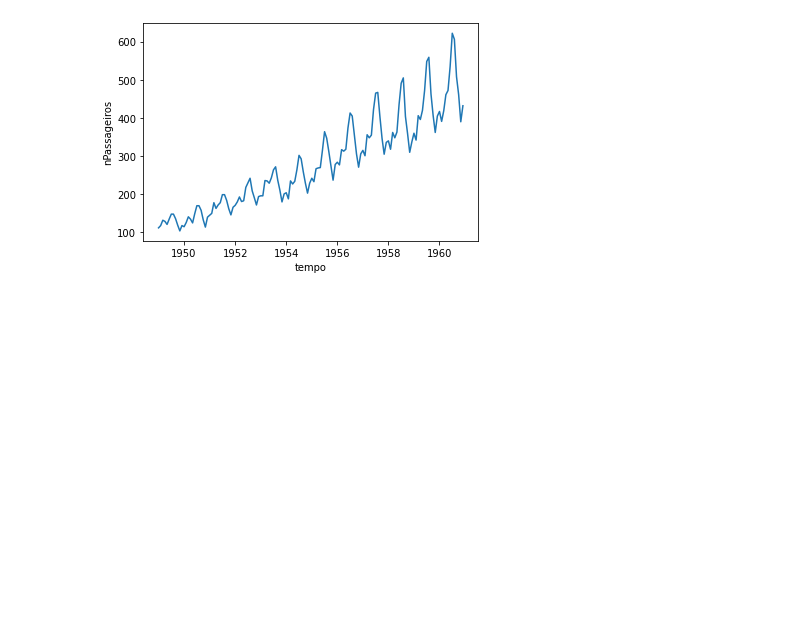
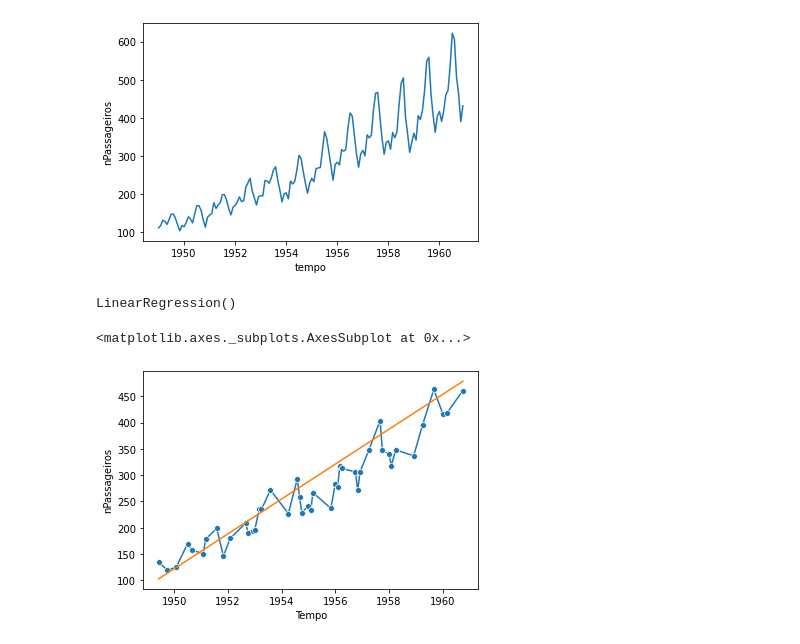
Before and after one commit to joutav/Curso-Sckiti-Learn, a Jupyter notebook: Sckiti-Learn.ipynb, the cells around one changed output. Drawn from its saved outputs; the diff is of its cells as text; code cells hidden in the pictures; blank space fills up the shorter version.

```diff
--- a/Sckiti-Learn.ipynb
+++ b/Sckiti-Learn.ipynb
@@ -19,0 +32,6 @@ sns.lineplot(x='tempo', y='nPassageiros', data = passageiros)
+# %%
+regressor.fit(tempo_treino, nPassageiros_treino)
+# %% [output]
+LinearRegression()
+# %%
+nPassageiros_predito = regressor.predict(tempo_teste)
@@ -19,0 +40,10 @@ sns.lineplot(x='tempo', y='nPassageiros', data = passageiros)
+# %%
+passageiros_predito = pd.DataFrame({'Tempo' : np.ndarray.flatten(tempo_teste), 'nPassageiros' : nPassageiros_predito})
+# %%
+passageiros_teste = pd.DataFrame({'Tempo' : np.ndarray.flatten(tempo_teste), 'nPassageiros' : nPassageiros_teste})
+# %%
+sns.lineplot(x='Tempo', y='nPassageiros', data = passageiros_teste, marker = 'o')
+sns.lineplot(x='Tempo', y='nPassageiros', data = passageiros_predito)
+# %% [output]
+<matplotlib.axes._subplots.AxesSubplot at 0x...>
+[figure, added]
```
Also changed, not shown: parts of 7 cells of this notebook.
